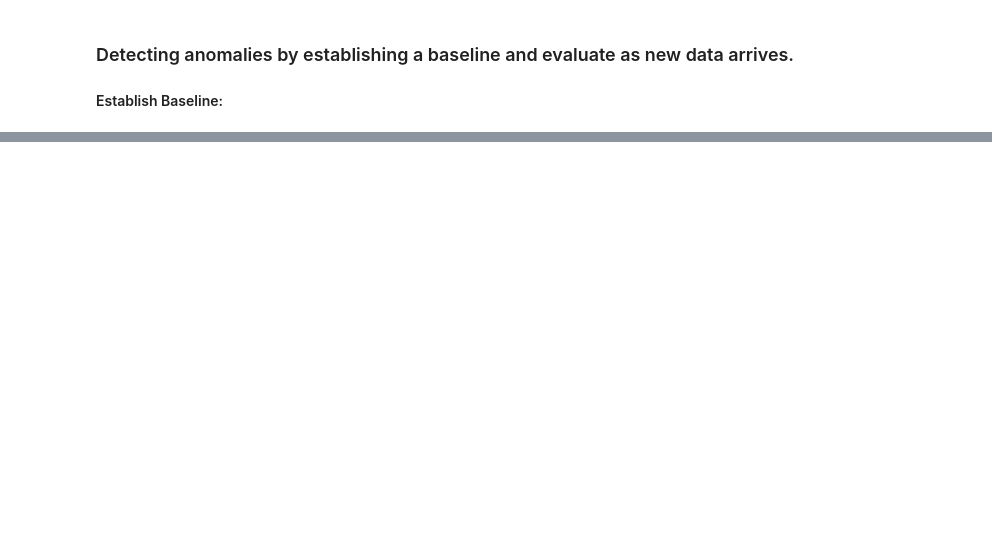
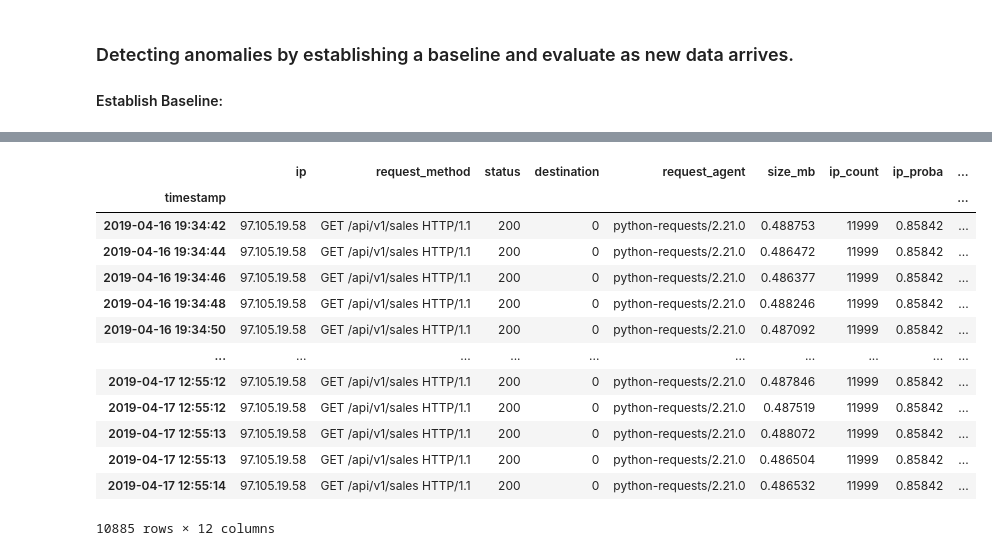
Before and after one commit to RobLMurphy92/anomaly-detection-exercises, a Jupyter notebook: discrete_anomaly_detection.ipynb, the cells around one changed output, grey strips where cells are left out. Saved outputs shown, nothing was run; the diff lists cells and outputs as text; code cells hidden in the pictures; blank space fills up the shorter version.

```diff
--- a/discrete_anomaly_detection.ipynb
+++ b/discrete_anomaly_detection.ipynb
@@ -284,0 +546,19 @@ plot_unique(status_df, status_df.status, status_df.status_count)
+# %%
+#filtering df to prob status < .2, and rm_proba <.2 there is less of these values so they are more unique.
+# these are ip addresses which are newer or happen rarely.
+df[(df['request_method_proba'] > 0.2) & (df['proba_request_given_ip'] > 0.8)]
+# %% [output]
+|  | ip | request_method | status | destination | request_agent | size_mb | ip_count | ip_proba | ... |
+| timestamp |  |  |  |  |  |  |  |  | ... |
+| 2019-04-16 19:34:42 | 97.105.19.58 | GET /api/v1/sales HTTP/1.1 | 200 | 0 | python-requests/2.21.0 | 0.488753 | 11999 | 0.85842 | ... |
+| 2019-04-16 19:34:44 | 97.105.19.58 | GET /api/v1/sales HTTP/1.1 | 200 | 0 | python-requests/2.21.0 | 0.486472 | 11999 | 0.85842 | ... |
+| 2019-04-16 19:34:46 | 97.105.19.58 | GET /api/v1/sales HTTP/1.1 | 200 | 0 | python-requests/2.21.0 | 0.486377 | 11999 | 0.85842 | ... |
+| 2019-04-16 19:34:48 | 97.105.19.58 | GET /api/v1/sales HTTP/1.1 | 200 | 0 | python-requests/2.21.0 | 0.488246 | 11999 | 0.85842 | ... |
+| 2019-04-16 19:34:50 | 97.105.19.58 | GET /api/v1/sales HTTP/1.1 | 200 | 0 | python-requests/2.21.0 | 0.487092 | 11999 | 0.85842 | ... |
+| ... | ... | ... | ... | ... | ... | ... | ... | ... | ... |
+| 2019-04-17 12:55:12 | 97.105.19.58 | GET /api/v1/sales HTTP/1.1 | 200 | 0 | python-requests/2.21.0 | 0.487846 | 11999 | 0.85842 | ... |
+| 2019-04-17 12:55:12 | 97.105.19.58 | GET /api/v1/sales HTTP/1.1 | 200 | 0 | python-requests/2.21.0 | 0.487519 | 11999 | 0.85842 | ... |
+| 2019-04-17 12:55:13 | 97.105.19.58 | GET /api/v1/sales HTTP/1.1 | 200 | 0 | python-requests/2.21.0 | 0.488072 | 11999 | 0.85842 | ... |
+| 2019-04-17 12:55:13 | 97.105.19.58 | GET /api/v1/sales HTTP/1.1 | 200 | 0 | python-requests/2.21.0 | 0.486504 | 11999 | 0.85842 | ... |
+| 2019-04-17 12:55:14 | 97.105.19.58 | GET /api/v1/sales HTTP/1.1 | 200 | 0 | python-requests/2.21.0 | 0.486532 | 11999 | 0.85842 | ... |
+10885 rows × 12 columns
```
Also changed, not shown: parts of 30 cells of this notebook.
